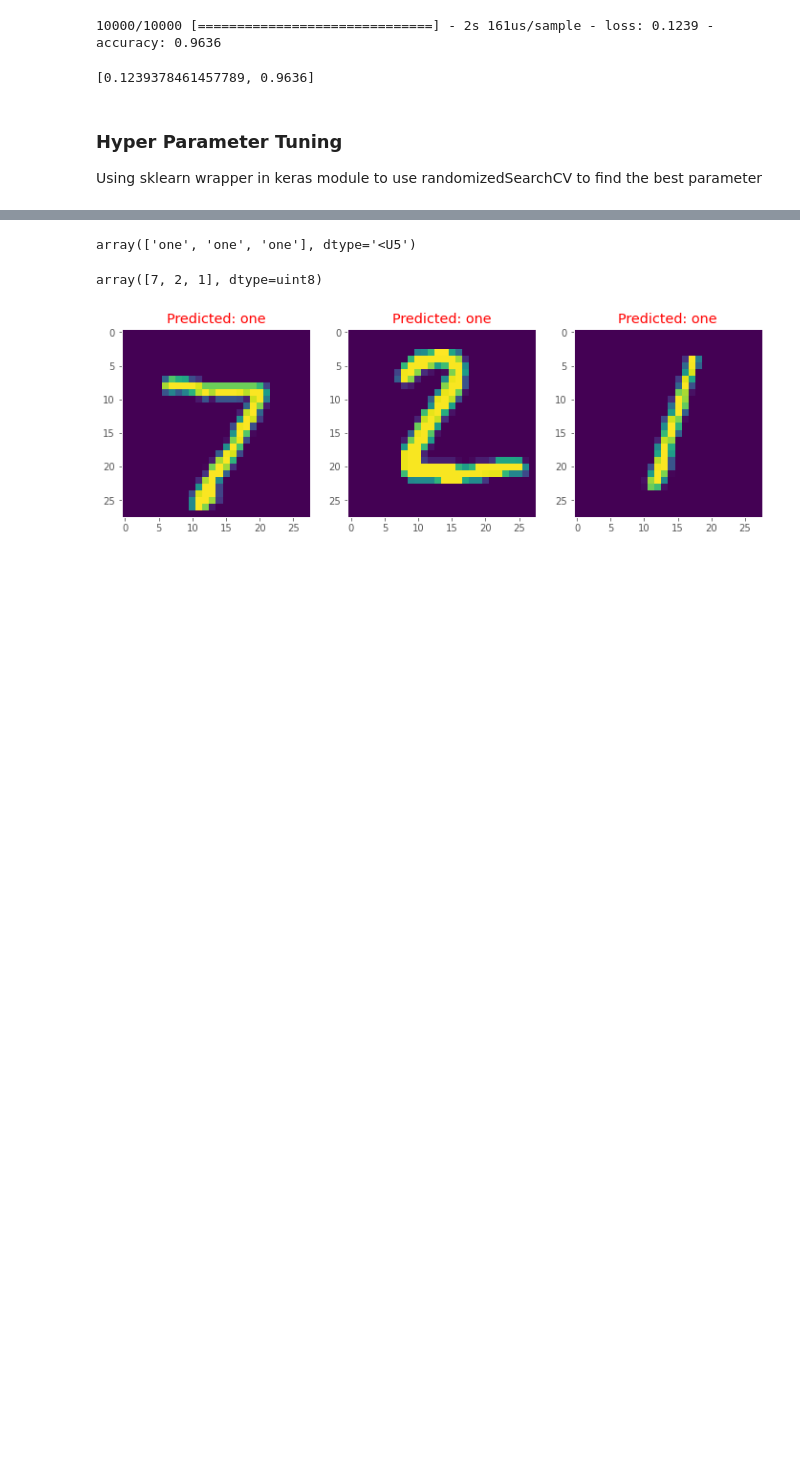
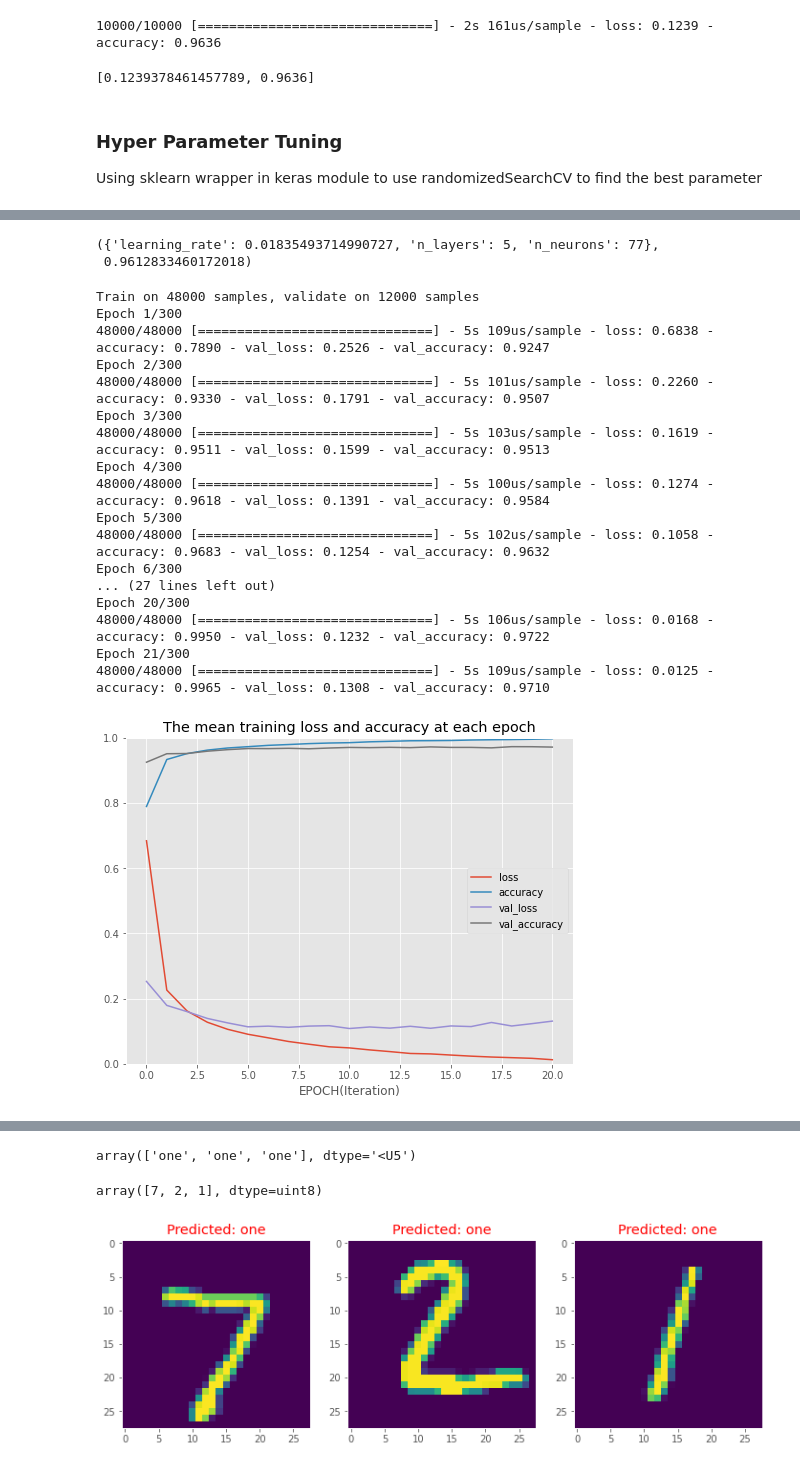
Before and after one commit to akushe-08/Neural_Network_Digits_Classifier, a Jupyter notebook: Neural_network_basics.ipynb, the cells around one changed output, grey strips where cells are left out. Cells and saved outputs as stored; diff of their text form; code cells hidden in the pictures; blank space fills up the shorter version.

Commit message:
Added randomizedSearch cv

```diff
--- a/Neural_network_basics.ipynb
+++ b/Neural_network_basics.ipynb
@@ -159,7 +159,7 @@ checkpoint_cb_best_model = keras.callbacks.ModelCheckpoint('Digits_Sequantial_AP
                                                               save_best_only=True)
 
 # Early stopping the model , if validation accuracy does not see any improvement
-early_stopping_cb = keras.callbacks.EarlyStopping(patience=10,
+early_stopping_cb = keras.callbacks.EarlyStopping(patience=5,
                                                  restore_best_weights=True)
 
 # This stops the algorithm if its accuracy does not increase at a patience threhold of 10
@@ -207,7 +190,7 @@ Using sklearn wrapper in keras module to use randomizedSearchCV to find the best
 def build_model(n_layers = 2, n_neurons=100 ,
                 learning_rate = 3e-3 , input_shape=[28,28]):
     model = keras.models.Sequential()
-    model.add(keras.layers.InputLayer(input_shape=input_shape))
+    model.add(keras.layers.Flatten(input_shape=[28,28]))
     for layer in range(n_layers):
         model.add(keras.layers.Dense(n_neurons, activation='relu'))
     model.add(keras.layers.Dense(10, activation='softmax'))
@@ -218,0 +229,17 @@ def build_model(n_layers = 2, n_neurons=100 ,
+# %%
+# Using a RandomizedSearchCV method to find the optimal parameter of the neural network
+from scipy.stats import reciprocal
+from sklearn.model_selection import RandomizedSearchCV
+param_distribution = {
+    "n_layers" : [1, 2, 3, 4, 5],
+    "n_neurons" : np.arange(30,100),
+    "learning_rate": reciprocal(3e-4, 3e-2),
+}
+rnd_search_cv = RandomizedSearchCV(keras_classfier, param_distribution, n_iter=10,
+                                         cv=3)
+rnd_search_cv.fit(X_train, y_train,
+                        epochs=100,
+                        callbacks=[checkpoint_cb_best_model, early_stopping_cb],
+                        validation_split = 0.2,
+                        batch_size = 100)
+rnd_search_cv.best_params_ ,  rnd_search_cv.best_score_
@@ -218,0 +265,44 @@ def build_model(n_layers = 2, n_neurons=100 ,
+# %%
+rnd_search_cv.best_params_ ,  rnd_search_cv.best_score_
+# %% [output]
+({'learning_rate': 0.01835493714990727, 'n_layers': 5, 'n_neurons': 77},
+ 0.9612833460172018)
+# %%
+# Using the best model from the randomized searchCV and training it with more epochs to get better accuracy
+# Now calling the build function to build the model with the best parameter
+
+checkpoint_cb_best_model = keras.callbacks.ModelCheckpoint('Digits_Sequantial_API.h5',
+                                                              save_best_only=True)
+
+# Early stopping the model , if validation accuracy does not see any improvement
+early_stopping_cb = keras.callbacks.EarlyStopping(patience=10,
+                                                 restore_best_weights=True)
+
+model_final = build_model(n_layers = 5, n_neurons=77 ,
+                learning_rate = 0.01835493714990727 )
+history_final = model_final.fit(X_train, y_train,
+                   epochs=300,
+                   callbacks=[checkpoint_cb_best_model, early_stopping_cb],
+                   validation_split=0.2,
+                   batch_size=32)
+
+plot_loss_analysis(history_final)
+# %% [output]
+Train on 48000 samples, validate on 12000 samples
+Epoch 1/300
+48000/48000 [==============================] - 5s 109us/sample - loss: 0.6838 - accuracy: 0.7890 - val_loss: 0.2526 - val_accuracy: 0.9247
+Epoch 2/300
+48000/48000 [==============================] - 5s 101us/sample - loss: 0.2260 - accuracy: 0.9330 - val_loss: 0.1791 - val_accuracy: 0.9507
+Epoch 3/300
+48000/48000 [==============================] - 5s 103us/sample - loss: 0.1619 - accuracy: 0.9511 - val_loss: 0.1599 - val_accuracy: 0.9513
+Epoch 4/300
+48000/48000 [==============================] - 5s 100us/sample - loss: 0.1274 - accuracy: 0.9618 - val_loss: 0.1391 - val_accuracy: 0.9584
+Epoch 5/300
+48000/48000 [==============================] - 5s 102us/sample - loss: 0.1058 - accuracy: 0.9683 - val_loss: 0.1254 - val_accuracy: 0.9632
+Epoch 6/300
+... (27 lines left out)
+Epoch 20/300
+48000/48000 [==============================] - 5s 106us/sample - loss: 0.0168 - accuracy: 0.9950 - val_loss: 0.1232 - val_accuracy: 0.9722
+Epoch 21/300
+48000/48000 [==============================] - 5s 109us/sample - loss: 0.0125 - accuracy: 0.9965 - val_loss: 0.1308 - val_accuracy: 0.9710
+[figure, added]
```
Also changed, not shown: parts of 7 cells of this notebook, 1 other file.
